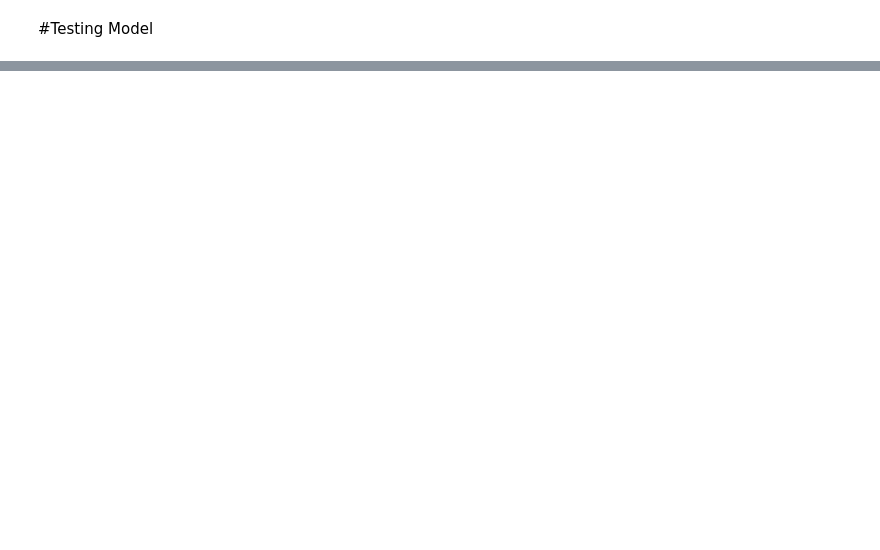
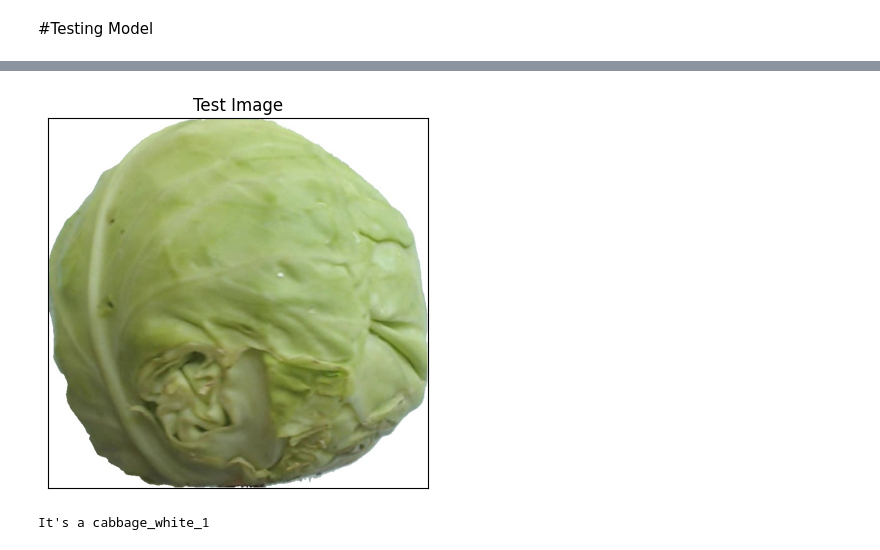
Before and after one commit to Vicheka6363/Vicheka_ITE_G8A_PP, a Jupyter notebook: TestinProcessing.ipynb, the cells around one changed output, grey strips where cells are left out. Drawn from its saved outputs; the diff is of its cells as text; code cells hidden in the pictures; blank space fills up the shorter version.

```diff
--- a/TestinProcessing.ipynb
+++ b/TestinProcessing.ipynb
@@ -93,0 +130,24 @@ It's a apple_golden_1
+# %%
+#Test Image Visualization
+import cv2
+image_path = '/content/drive/MyDrive/fruits-360-original-size/Test/cabbage_white_1/r0_115.jpg'
+# Reading an image in default mode
+img = cv2.imread(image_path)
+img = cv2.cvtColor(img,cv2.COLOR_BGR2RGB) #Converting BGR to RGB
+image = tf.keras.preprocessing.image.load_img(image_path,target_size=(64,64))
+input_arr = tf.keras.preprocessing.image.img_to_array(image)
+input_arr = np.array([input_arr])  # Convert single image to a batch.
+predictions = cnn.predict(input_arr)
+#print(predictions)
+# test_set.class_names
+result_index = np.argmax(predictions) #Return index of max element
+print("Index of the image in classes: ", result_index)
+# Displaying the image
+plt.imshow(img)
+plt.title('Test Image')
+plt.xticks([])
+plt.yticks([])
+plt.show()
+#Single image Prediction
+print("It's a {}".format(test_set.class_names[result_index]))
+# %% [output]
@@ -93,0 +156,2 @@ It's a apple_golden_1
+[figure, added]
+It's a cabbage_white_1
```
Also changed, not shown: parts of 12 cells of this notebook.
